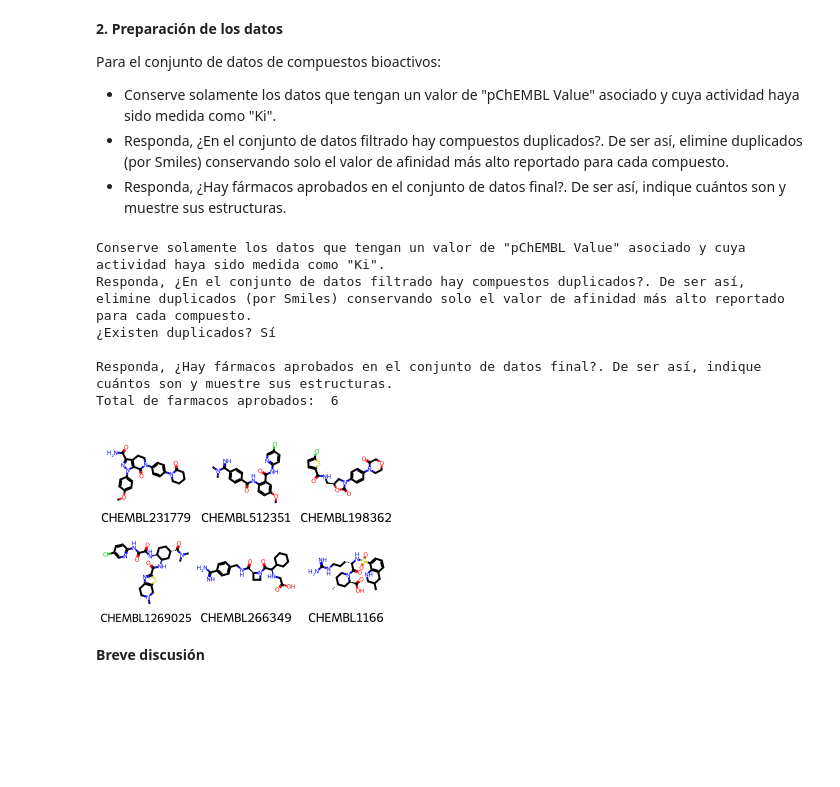
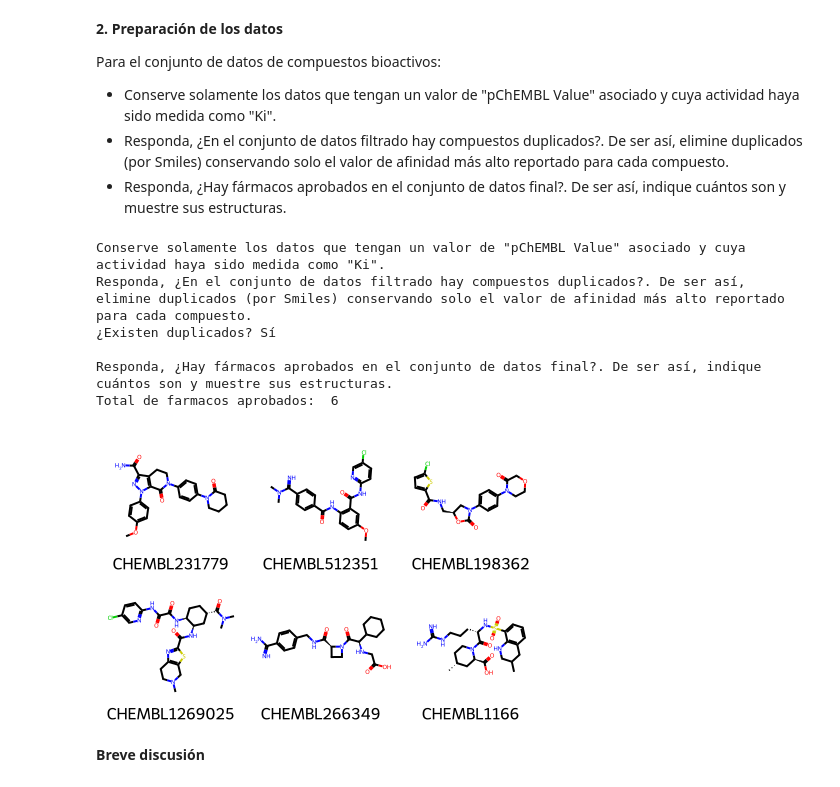
Before and after one commit to diegoga03/ChemestryPython, a Jupyter notebook: Yoatzin_Torres_Ejercicio_Final.ipynb, the cells around one changed output. Drawn from its saved outputs; the diff is of its cells as text; code cells hidden in the pictures; blank space fills up the shorter version.

```diff
--- a/Yoatzin_Torres_Ejercicio_Final.ipynb
+++ b/Yoatzin_Torres_Ejercicio_Final.ipynb
@@ -114,35 +97,35 @@ print("\nResponda, ¿Hay fármacos aprobados en el conjunto de datos final?. De
 farmacos_aprobados = filtered_bioactivity_max.loc[
     filtered_bioactivity_max["Molecule Max Phase"] == 4
 ]
 # Con el df final, filtramos aquellos que en Molecule Max Phase su valor sea igual a 4 e imprimimos el conteo de los
 # que cumplan esa condición.
 print(f"Total de farmacos aprobados: ", farmacos_aprobados["Smiles"].count())
 # Para la segunda parte, obtenemos el Molecule ChEMBL ID de los fármacos aprobados
 # junto con sus estructuras químicas generadas a partir de la columna 'Smiles'
 # usando la librería Chem de RDKit.
 
 # Creamos una nueva columna 'Mol' en el DataFrame con los objetos Mol de RDKit
 farmacos_aprobados = farmacos_aprobados.assign(
     Mol=farmacos_aprobados["Smiles"].apply(Chem.MolFromSmiles)
 )
 
 # Extraemos todos los IDs de moléculas (Molecule ChEMBL ID) en una lista .head(n)
 # asegura que tomamos el mismo número de registros que el conteo de 'Smiles'
 ids = farmacos_aprobados["Molecule ChEMBL ID"].head(farmacos_aprobados["Smiles"].count()).tolist()
 # Extraemos todas las estructuras químicas (Mol) en una lista
 mols = farmacos_aprobados["Mol"].head(farmacos_aprobados["Smiles"].count()).tolist()
 
 # Generamos una imagen en cuadrícula con las moléculas y sus IDs como leyendas
-img = Draw.MolsToGridImage(mols, molsPerRow=3, subImgSize=(100,100), legends=ids)
+img = Draw.MolsToGridImage(mols, molsPerRow=3, subImgSize=(150,150), legends=ids)
 display(img)
 # %% [output]
 Conserve solamente los datos que tengan un valor de "pChEMBL Value" asociado y cuya actividad haya sido medida como "Ki".
 Responda, ¿En el conjunto de datos filtrado hay compuestos duplicados?. De ser así, elimine duplicados (por Smiles) conservando solo el valor de afinidad más alto reportado para cada compuesto.
 ¿Existen duplicados? Sí
 
 Responda, ¿Hay fármacos aprobados en el conjunto de datos final?. De ser así, indique cuántos son y muestre sus estructuras.
 Total de farmacos aprobados:  6
-[figure, old version]
+[figure, new version]
 # %% [markdown]
 **Breve discusión**
 # %% [markdown]
```
Also changed, not shown: parts of 8 cells of this notebook.
